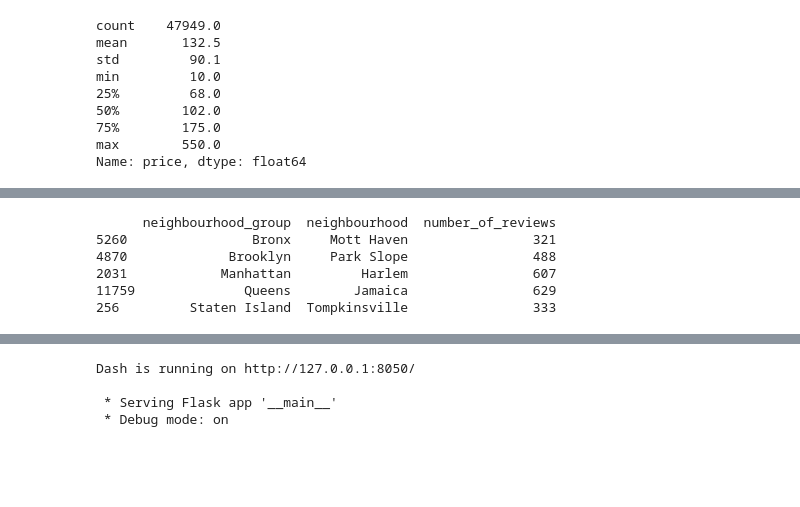
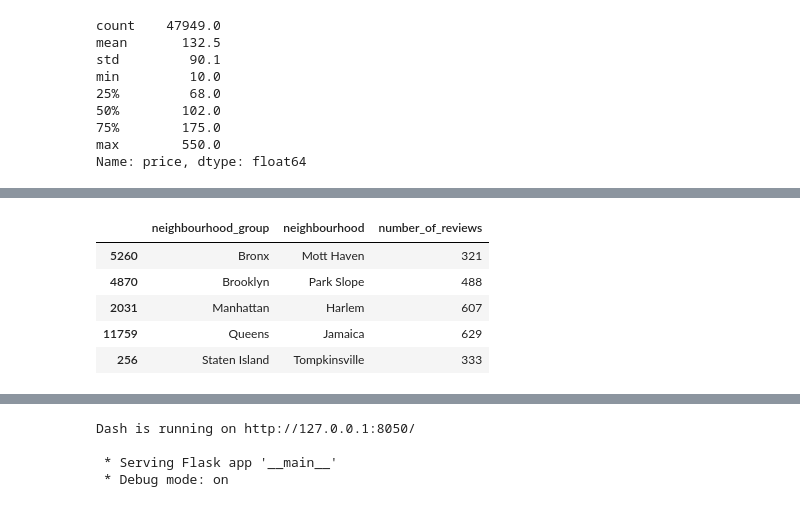
Before and after one commit to ItsAlexousd/umich-airbnb-explorer-nyc, a Jupyter notebook: airbnb-explorer-nyc.ipynb, the cells around one changed output, grey strips where cells are left out. Cells and saved outputs as stored; diff of their text form; code cells hidden in the pictures; blank space fills up the shorter version.

Commit message:
feat: merge feat/neighbourhood and pickle

```diff
--- a/airbnb-explorer-nyc.ipynb
+++ b/airbnb-explorer-nyc.ipynb
@@ -196,17 +193,16 @@ plt.show()
 # %%
 # Get the row with the maximum number of reviews for each neighbourhood group
 most_reviews_listings = df.groupby('neighbourhood_group')['number_of_reviews'].idxmax()
 
 # Get the corresponding rows for the listings with the most reviews
 most_reviews_data = df.loc[most_reviews_listings, ['neighbourhood_group', 'neighbourhood', 'number_of_reviews']]
 
-# Display the listings with the most reviews
-print(most_reviews_data)
+most_reviews_data
 # %% [output]
-      neighbourhood_group  neighbourhood  number_of_reviews
-5260                Bronx     Mott Haven                321
-4870             Brooklyn     Park Slope                488
-2031            Manhattan         Harlem                607
-11759              Queens        Jamaica                629
-256         Staten Island  Tompkinsville                333
+|  | neighbourhood_group | neighbourhood | number_of_reviews |
+| 5260 | Bronx | Mott Haven | 321 |
+| 4870 | Brooklyn | Park Slope | 488 |
+| 2031 | Manhattan | Harlem | 607 |
+| 11759 | Queens | Jamaica | 629 |
+| 256 | Staten Island | Tompkinsville | 333 |
 # %%
```
Also changed, not shown: parts of 19 cells of this notebook, 2 other files.
